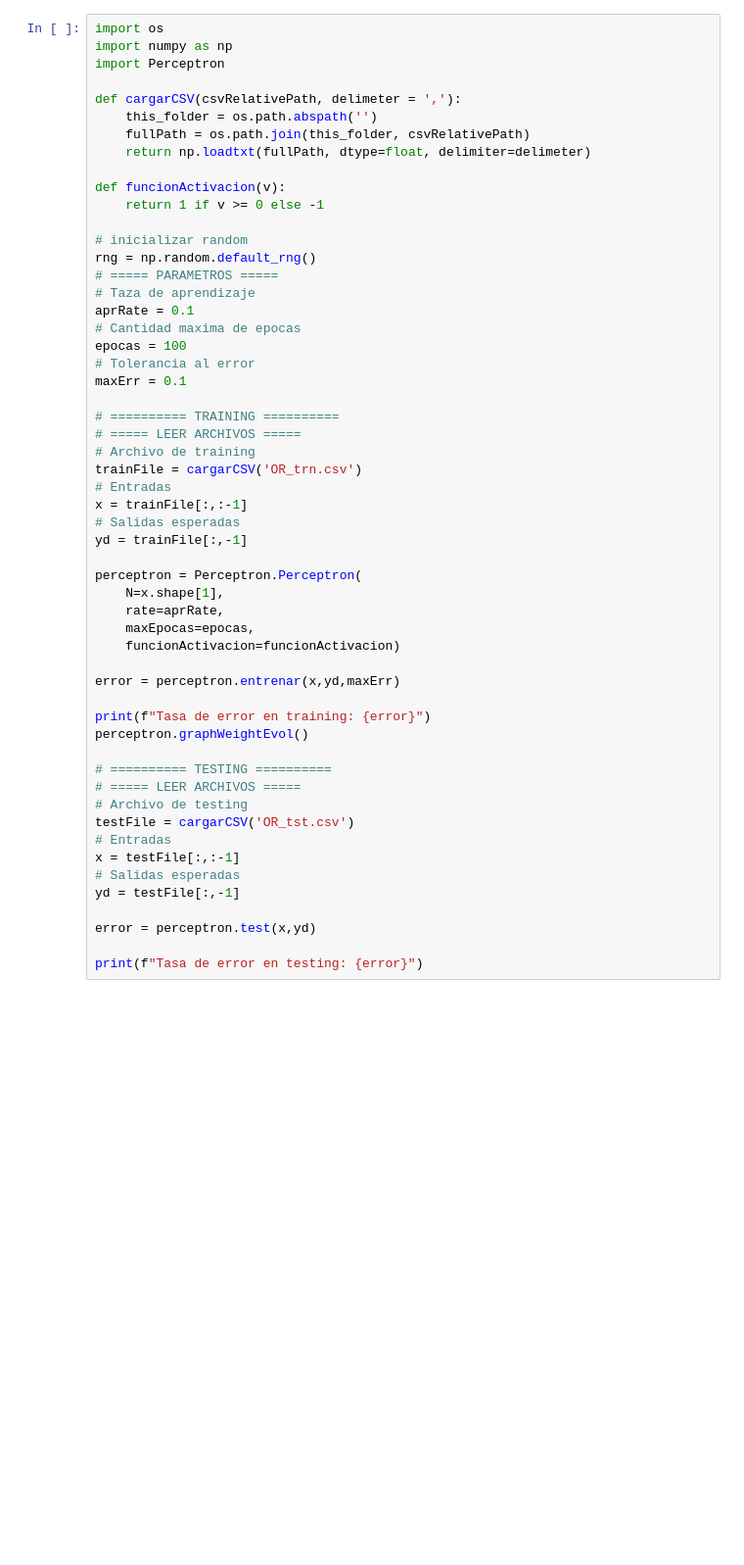
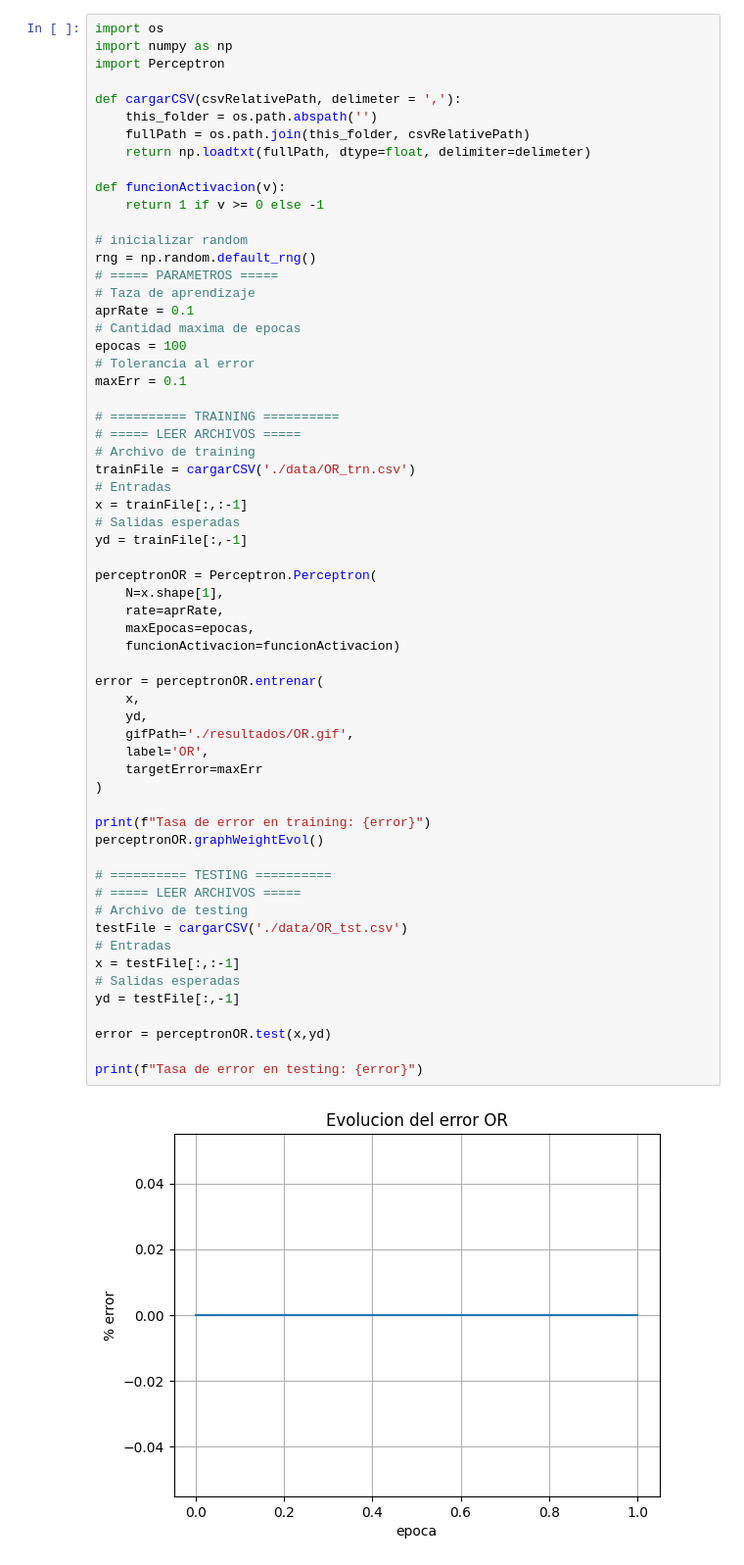
Before and after one commit to Lucasa98/Inteligencia-Computacional-2025, a Jupyter notebook: Práctica/Guia1/Ej1.ipynb, the cells around one changed output. Shown at 98% size. Saved outputs shown, nothing was run; the diff lists cells and outputs as text; blank space fills up the shorter version.

```diff
--- a/Práctica/Guia1/Ej1.ipynb
+++ b/Práctica/Guia1/Ej1.ipynb
@@ -52,37 +52,44 @@ epocas = 100
 # Tolerancia al error
 maxErr = 0.1
 
 # ========== TRAINING ==========
 # ===== LEER ARCHIVOS =====
 # Archivo de training
-trainFile = cargarCSV('OR_trn.csv')
+trainFile = cargarCSV('./data/OR_trn.csv')
 # Entradas
 x = trainFile[:,:-1]
 # Salidas esperadas
 yd = trainFile[:,-1]
 
-perceptron = Perceptron.Perceptron(
+perceptronOR = Perceptron.Perceptron(
     N=x.shape[1],
     rate=aprRate,
     maxEpocas=epocas,
     funcionActivacion=funcionActivacion)
 
-error = perceptron.entrenar(x,yd,maxErr)
+error = perceptronOR.entrenar(
+    x,
+    yd,
+    gifPath='./resultados/OR.gif',
+    label='OR',
+    targetError=maxErr
+)
 
 print(f"Tasa de error en training: {error}")
-perceptron.graphWeightEvol()
+perceptronOR.graphWeightEvol()
 
 # ========== TESTING ==========
 # ===== LEER ARCHIVOS =====
 # Archivo de testing
-testFile = cargarCSV('OR_tst.csv')
+testFile = cargarCSV('./data/OR_tst.csv')
 # Entradas
 x = testFile[:,:-1]
 # Salidas esperadas
 yd = testFile[:,-1]
 
-error = perceptron.test(x,yd)
+error = perceptronOR.test(x,yd)
 
 print(f"Tasa de error en testing: {error}")
 # %% [output]
+[figure, new version]
 Tasa de error en training: 0.0
```
Also changed, not shown: parts of 5 cells of this notebook, 13 other files.
